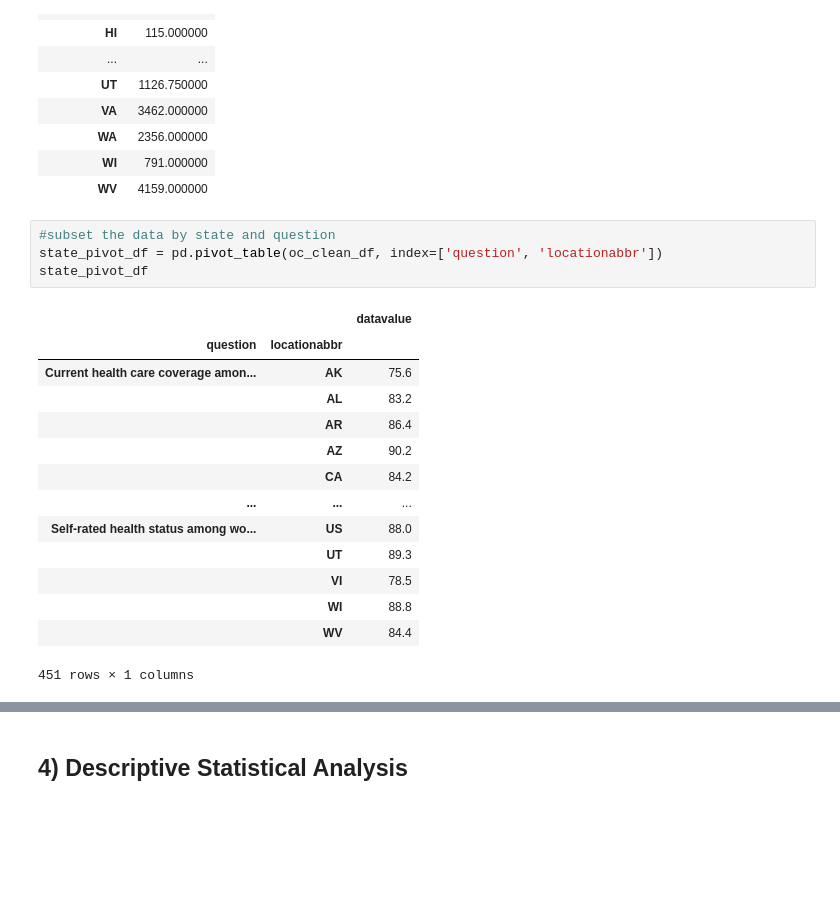
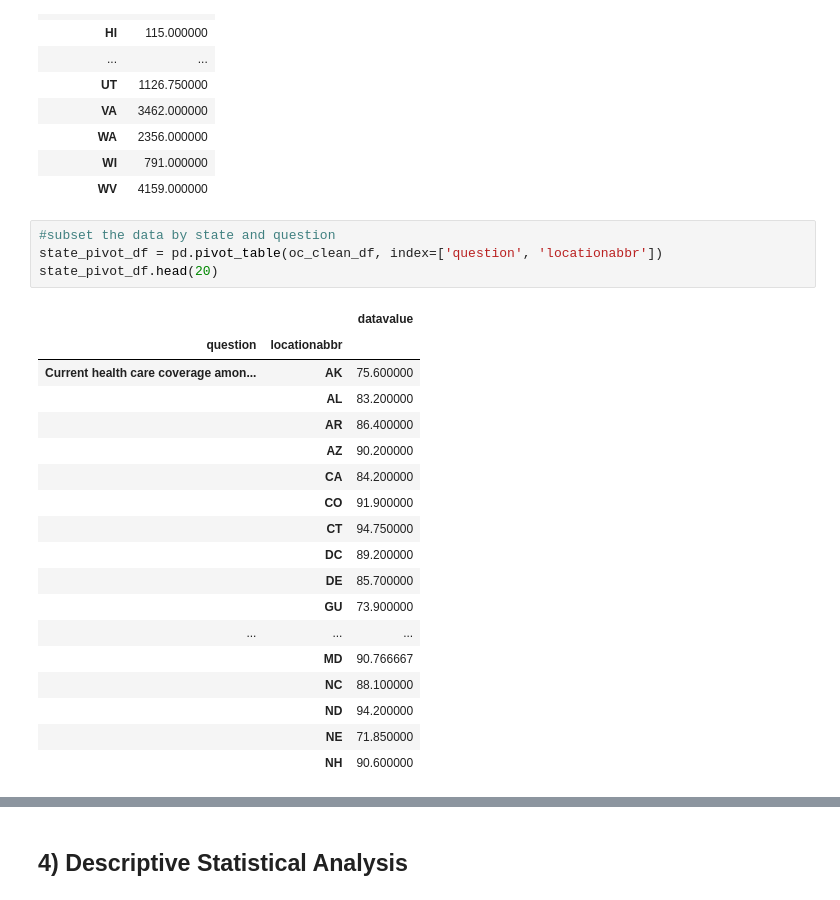
Before and after one commit to ghscharf/Python, a Jupyter notebook: DA_Unit3_Project2_GScharf.ipynb, the cells around one changed output, grey strips where cells are left out. Drawn from its saved outputs; the diff is of its cells as text; blank space fills up the shorter version.

```diff
--- a/DA_Unit3_Project2_GScharf.ipynb
+++ b/DA_Unit3_Project2_GScharf.ipynb
@@ -475,19 +452,23 @@ premort_pivot
 # %%
 #subset the data by state and question
 state_pivot_df = pd.pivot_table(oc_clean_df, index=['question', 'locationabbr'])
-state_pivot_df
+state_pivot_df.head(20)
 # %% [output]
 |  |  | datavalue |
 | question | locationabbr |  |
-| Current health care coverage amon... | AK | 75.6 |
-|  | AL | 83.2 |
-|  | AR | 86.4 |
-|  | AZ | 90.2 |
-|  | CA | 84.2 |
+| Current health care coverage amon... | AK | 75.600000 |
+|  | AL | 83.200000 |
+|  | AR | 86.400000 |
+|  | AZ | 90.200000 |
+|  | CA | 84.200000 |
+|  | CO | 91.900000 |
+|  | CT | 94.750000 |
+|  | DC | 89.200000 |
+|  | DE | 85.700000 |
+|  | GU | 73.900000 |
 | ... | ... | ... |
-| Self-rated health status among wo... | US | 88.0 |
-|  | UT | 89.3 |
-|  | VI | 78.5 |
-|  | WI | 88.8 |
-|  | WV | 84.4 |
+|  | MD | 90.766667 |
+|  | NC | 88.100000 |
+|  | ND | 94.200000 |
+|  | NE | 71.850000 |
+|  | NH | 90.600000 |
-451 rows × 1 columns
```
Also changed, not shown: parts of 40 cells of this notebook.
